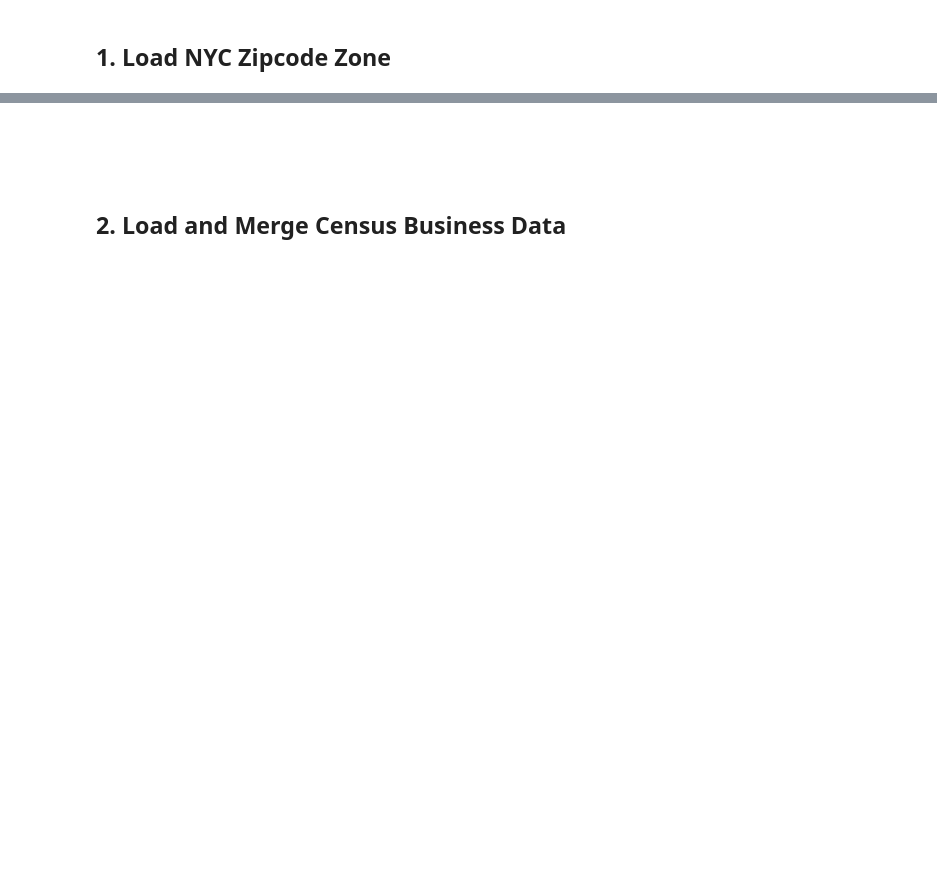
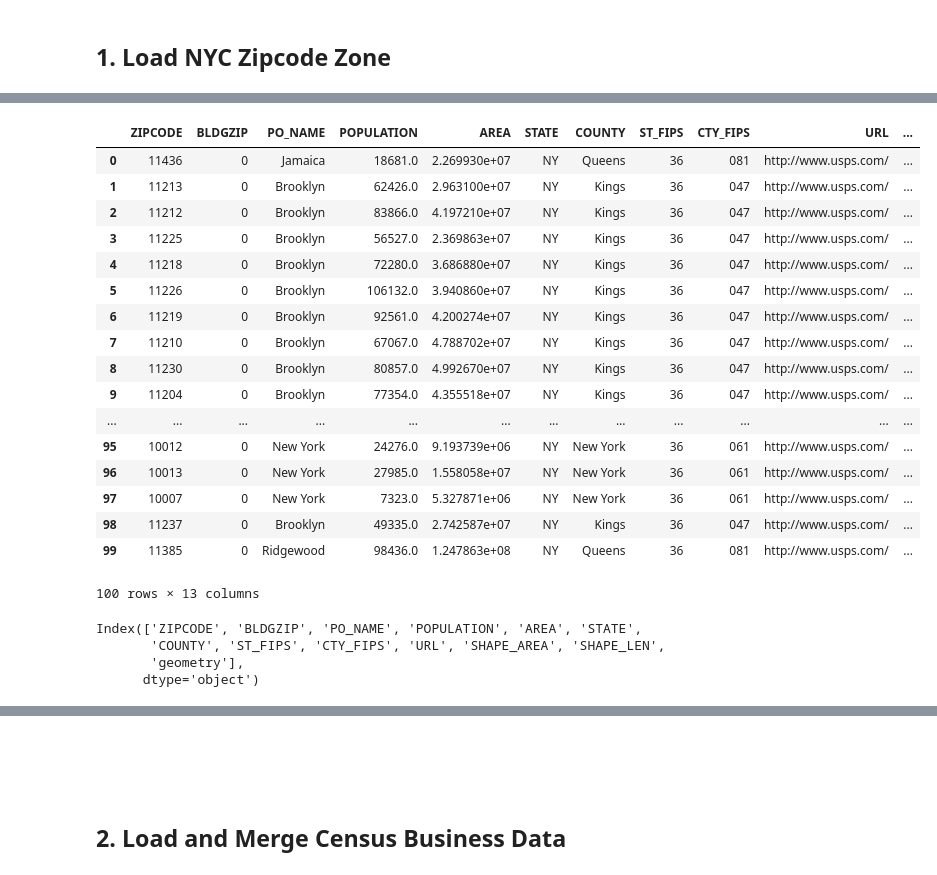
Before and after one commit to DishT/PUI2017_cct367, a Jupyter notebook: HW11_cct367/HW11_cct367.ipynb, the cells around one changed output, grey strips where cells are left out. Drawn from its saved outputs; the diff is of its cells as text; code cells hidden in the pictures; blank space fills up the shorter version.

```diff
--- a/HW11_cct367/HW11_cct367.ipynb
+++ b/HW11_cct367/HW11_cct367.ipynb
@@ -46,6 +63,7 @@ js
 FilePath = os.getenv("PUIDATA")+"/HW11/"
 os.chdir(FilePath)
 
-zipNYC = gpd.read_file("nyc-zip-code-tabulation-areas-polygons.geojson")
+zipNYC = gpd.read_file("ZIP_CODE_040114.shp")
 # Change ColNames
+zipNYC.head(100)
 # %% [output]
@@ -53 +71,26 @@ CPLE_OpenFailedError: b'Failed to read GeoJSON data'
+|  | ZIPCODE | BLDGZIP | PO_NAME | POPULATION | AREA | STATE | COUNTY | ST_FIPS | CTY_FIPS | URL | ... |
+| 0 | 11436 | 0 | Jamaica | 18681.0 | 2.269930e+07 | NY | Queens | 36 | 081 | http://www.usps.com/ | ... |
+| 1 | 11213 | 0 | Brooklyn | 62426.0 | 2.963100e+07 | NY | Kings | 36 | 047 | http://www.usps.com/ | ... |
+| 2 | 11212 | 0 | Brooklyn | 83866.0 | 4.197210e+07 | NY | Kings | 36 | 047 | http://www.usps.com/ | ... |
+| 3 | 11225 | 0 | Brooklyn | 56527.0 | 2.369863e+07 | NY | Kings | 36 | 047 | http://www.usps.com/ | ... |
+| 4 | 11218 | 0 | Brooklyn | 72280.0 | 3.686880e+07 | NY | Kings | 36 | 047 | http://www.usps.com/ | ... |
+| 5 | 11226 | 0 | Brooklyn | 106132.0 | 3.940860e+07 | NY | Kings | 36 | 047 | http://www.usps.com/ | ... |
+| 6 | 11219 | 0 | Brooklyn | 92561.0 | 4.200274e+07 | NY | Kings | 36 | 047 | http://www.usps.com/ | ... |
+| 7 | 11210 | 0 | Brooklyn | 67067.0 | 4.788702e+07 | NY | Kings | 36 | 047 | http://www.usps.com/ | ... |
+| 8 | 11230 | 0 | Brooklyn | 80857.0 | 4.992670e+07 | NY | Kings | 36 | 047 | http://www.usps.com/ | ... |
+| 9 | 11204 | 0 | Brooklyn | 77354.0 | 4.355518e+07 | NY | Kings | 36 | 047 | http://www.usps.com/ | ... |
+| ... | ... | ... | ... | ... | ... | ... | ... | ... | ... | ... | ... |
+| 95 | 10012 | 0 | New York | 24276.0 | 9.193739e+06 | NY | New York | 36 | 061 | http://www.usps.com/ | ... |
+| 96 | 10013 | 0 | New York | 27985.0 | 1.558058e+07 | NY | New York | 36 | 061 | http://www.usps.com/ | ... |
+| 97 | 10007 | 0 | New York | 7323.0 | 5.327871e+06 | NY | New York | 36 | 061 | http://www.usps.com/ | ... |
+| 98 | 11237 | 0 | Brooklyn | 49335.0 | 2.742587e+07 | NY | Kings | 36 | 047 | http://www.usps.com/ | ... |
+| 99 | 11385 | 0 | Ridgewood | 98436.0 | 1.247863e+08 | NY | Queens | 36 | 081 | http://www.usps.com/ | ... |
+100 rows × 13 columns
+# %%
+zipNYC.columns
+# %% [output]
+Index(['ZIPCODE', 'BLDGZIP', 'PO_NAME', 'POPULATION', 'AREA', 'STATE',
+       'COUNTY', 'ST_FIPS', 'CTY_FIPS', 'URL', 'SHAPE_AREA', 'SHAPE_LEN',
+       'geometry'],
+      dtype='object')
 # %%
```
Also changed, not shown: parts of 22 cells of this notebook, 2 other files.
